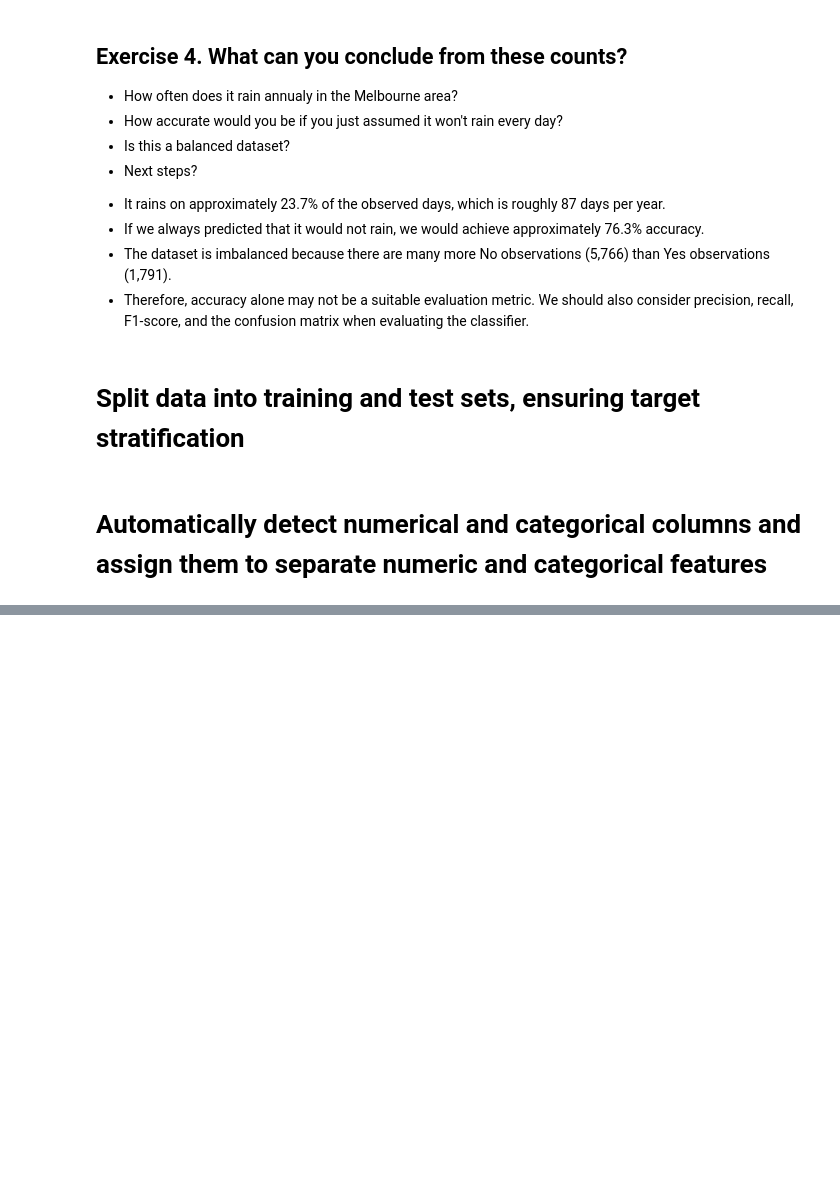
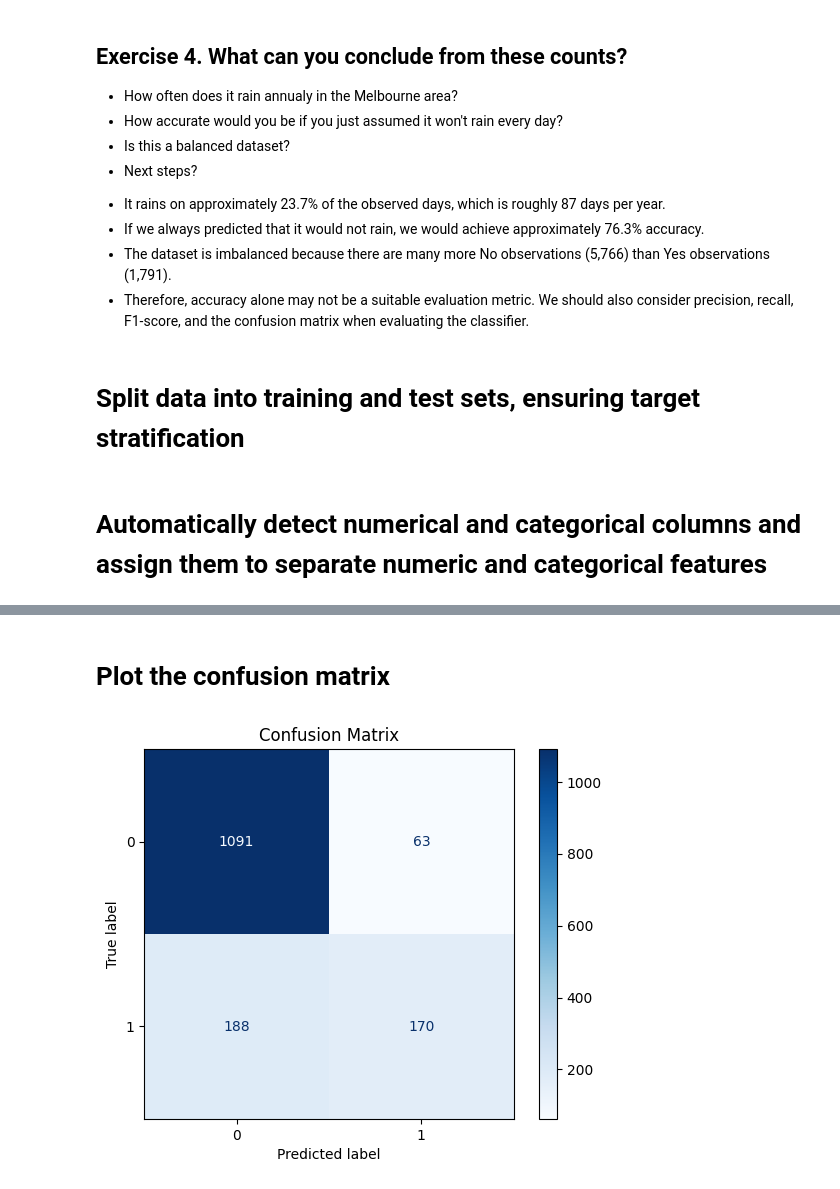
Before and after one commit to iam-ansuman/analyze-titanic-dataset-ML, a Jupyter notebook: Rainfall Prediction Classifier.ipynb, the cells around one changed output, grey strips where cells are left out. Cells and saved outputs as stored; diff of their text form; code cells hidden in the pictures; blank space fills up the shorter version.

```diff
--- a/Rainfall Prediction Classifier.ipynb
+++ b/Rainfall Prediction Classifier.ipynb
@@ -281,0 +300,6 @@ categorical_features = X_train.select_dtypes(include=['object', 'category']).col
+# %%
+param_grid = {
+    'classifier__n_estimators': [50, 100],
+    'classifier__max_depth': [None, 10, 20],
+    'classifier__min_samples_split': [2, 5]
+}
@@ -281,0 +312,2 @@ categorical_features = X_train.select_dtypes(include=['object', 'category']).col
+# %%
+cv = StratifiedKFold(n_splits=5, shuffle=True)
@@ -281,0 +316,10 @@ categorical_features = X_train.select_dtypes(include=['object', 'category']).col
+# %%
+grid_search = GridSearchCV(
+    pipeline,
+    param_grid,
+    cv=cv,
+    scoring='accuracy',
+    verbose=2
+)
+
+grid_search.fit(X_train, y_train)
@@ -281,0 +370,2 @@ categorical_features = X_train.select_dtypes(include=['object', 'category']).col
+# %%
+y_pred = grid_search.predict(X_test)
@@ -281,0 +387,10 @@ categorical_features = X_train.select_dtypes(include=['object', 'category']).col
+# %% [markdown]
+# Plot the confusion matrix
+# %%
+conf_matrix = confusion_matrix(y_test, y_pred)
+disp = ConfusionMatrixDisplay(confusion_matrix=conf_matrix)
+disp.plot(cmap='Blues')
+plt.title('Confusion Matrix')
+plt.show()
+# %% [output]
+[figure, added]
```
Also changed, not shown: parts of 25 cells of this notebook.
